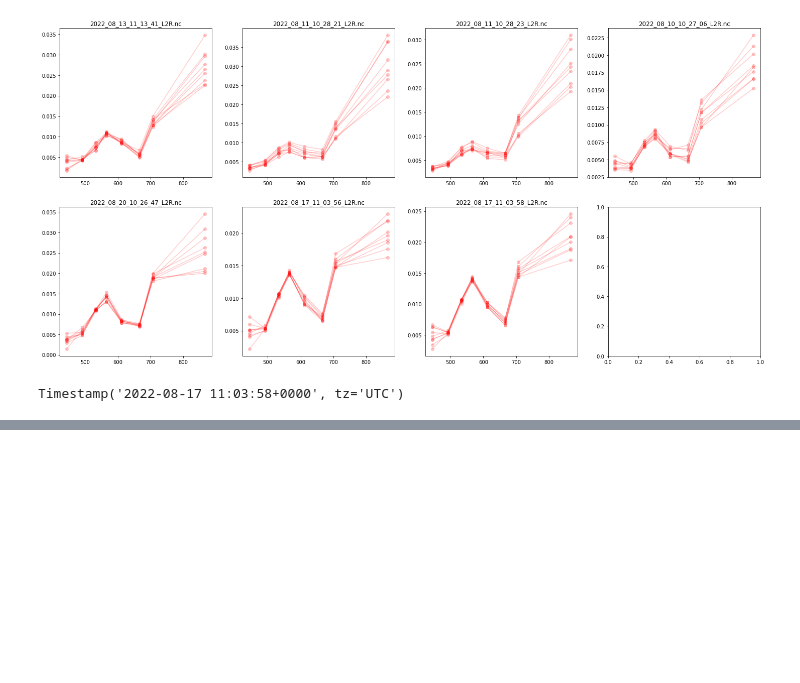
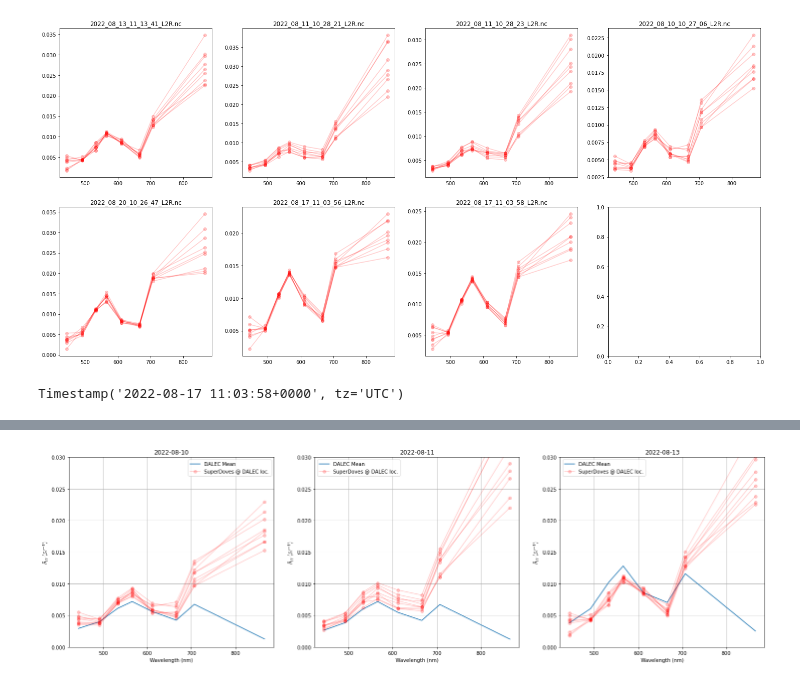
Before and after one commit to scmc72/DALEC_processing, a Jupyter notebook: SD_8-20Aug22.ipynb, the cells around one changed output, grey strips where cells are left out. Drawn from its saved outputs; the diff is of its cells as text; code cells hidden in the pictures; blank space fills up the shorter version.

```diff
--- a/SD_8-20Aug22.ipynb
+++ b/SD_8-20Aug22.ipynb
@@ -274,0 +499,39 @@ Timestamp('2022-08-17 11:03:58+0000', tz='UTC')
+# %%
+# okay so now we can join our DFs together and plot match ups
+
+superDuperDF = DALEC_df.join(SD_df, on=['Date', 'Wavelength']).dropna()
+# drop NA means we're just left with dates where we have both DALEC and SD measurements
+# %%
+fig, ax = plt.subplots(1, 3, figsize=(25, 7))
+
+for i, date in zip(range(3), superDuperDF.index.get_level_values(0).unique()):
+    x = superDuperDF.index.get_level_values(1).unique()
+    y = superDuperDF.loc[[date]]['DALEC_mean_Rrs'].values
+    ax[i].plot(x, y, label='DALEC Mean')
+    for col in list(superDuperDF.columns.values)[1:]:
+        y = superDuperDF.loc[[date]][col].values/np.pi
+        ax[i].plot(x, y,
+                   color='red',
+                   label='SuperDoves @ DALEC loc.',
+                   marker='o',
+                   alpha=0.2)
+    ax[i].set_ylim([0, 0.03])
+    ax[i].set_title(str(date))
+
+    ax[i].set_xlabel('Wavelength (nm)')
+    ax[i].set_ylabel('$R_{rs}$ $(sr^{-1}$)')
+
+
+    # this code removes duplicate labels in the legend. Naughty
+    handles, labels = ax[i].get_legend_handles_labels()
+    newLabels, newHandles = [], []
+    for handle, label in zip(handles, labels):
+        if label not in newLabels:
+            newLabels.append(label)
+            newHandles.append(handle)
+    ax[i].legend(newHandles, newLabels)
+
+    ax[i].grid()
+plt.show()
+# %% [output]
+[figure, added]
```
Also changed, not shown: parts of 19 cells of this notebook, 2 other files.
